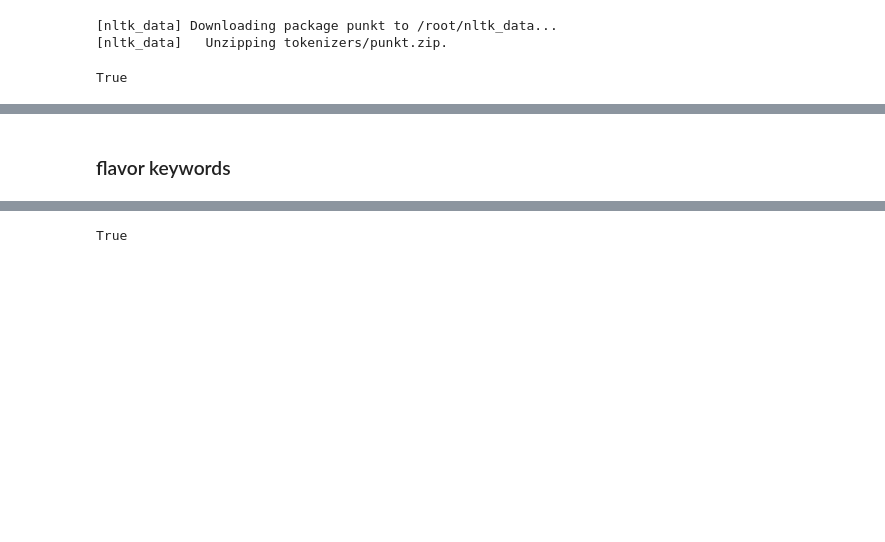
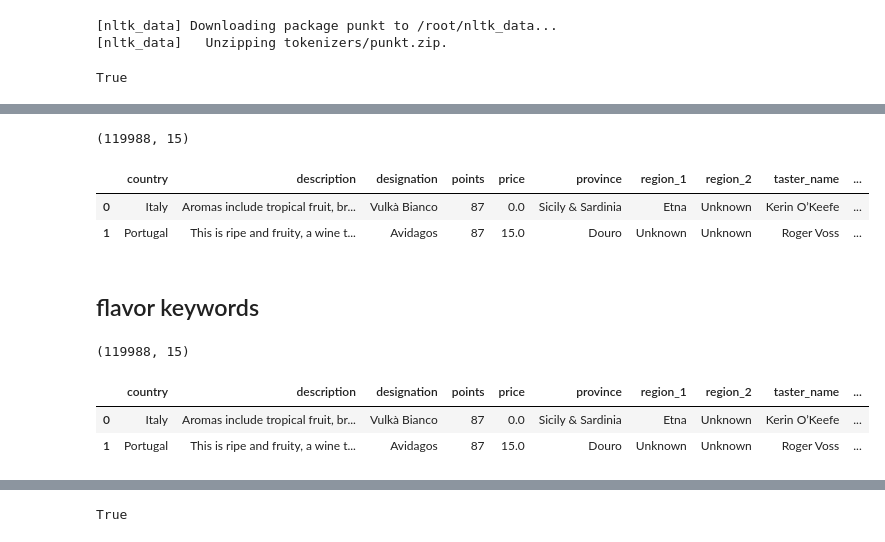
Before and after one commit to YufenLin/personal_sommelier, a Jupyter notebook: notebooks/personal_sommelier.ipynb, the cells around one changed output, grey strips where cells are left out. Saved outputs shown, nothing was run; the diff lists cells and outputs as text; code cells hidden in the pictures; blank space fills up the shorter version.

```diff
--- a/notebooks/personal_sommelier.ipynb
+++ b/notebooks/personal_sommelier.ipynb
@@ -336,2 +374,12 @@ Wall time: 30.2 s
+# %%
+wine_sample.shape
+# %% [output]
+(119988, 15)
+# %%
+wine_sample.head(2)
+# %% [output]
+|  | country | description | designation | points | price | province | region_1 | region_2 | taster_name | ... |
+| 0 | Italy | Aromas include tropical fruit, br... | Vulkà Bianco | 87 | 0.0 | Sicily & Sardinia | Etna | Unknown | Kerin O’Keefe | ... |
+| 1 | Portugal | This is ripe and fruity, a wine t... | Avidagos | 87 | 15.0 | Douro | Unknown | Unknown | Roger Voss | ... |
 # %% [markdown]
-### flavor keywords
+## flavor keywords
@@ -338,3 +400,14 @@ Wall time: 30.2 s
+# %%
+wine_sample.shape
+# (119988, 15)
+# %% [output]
+(119988, 15)
+# %%
+wine_sample.head(2)
+# %% [output]
+|  | country | description | designation | points | price | province | region_1 | region_2 | taster_name | ... |
+| 0 | Italy | Aromas include tropical fruit, br... | Vulkà Bianco | 87 | 0.0 | Sicily & Sardinia | Etna | Unknown | Kerin O’Keefe | ... |
+| 1 | Portugal | This is ripe and fruity, a wine t... | Avidagos | 87 | 15.0 | Douro | Unknown | Unknown | Roger Voss | ... |
 # %%
 # "herbaceous" -> "herb"
 pri_words = ["fruit", "spicy", "floral", "microbiological", "oxidized", "pungent",
```
Also changed, not shown: parts of 41 cells of this notebook.
